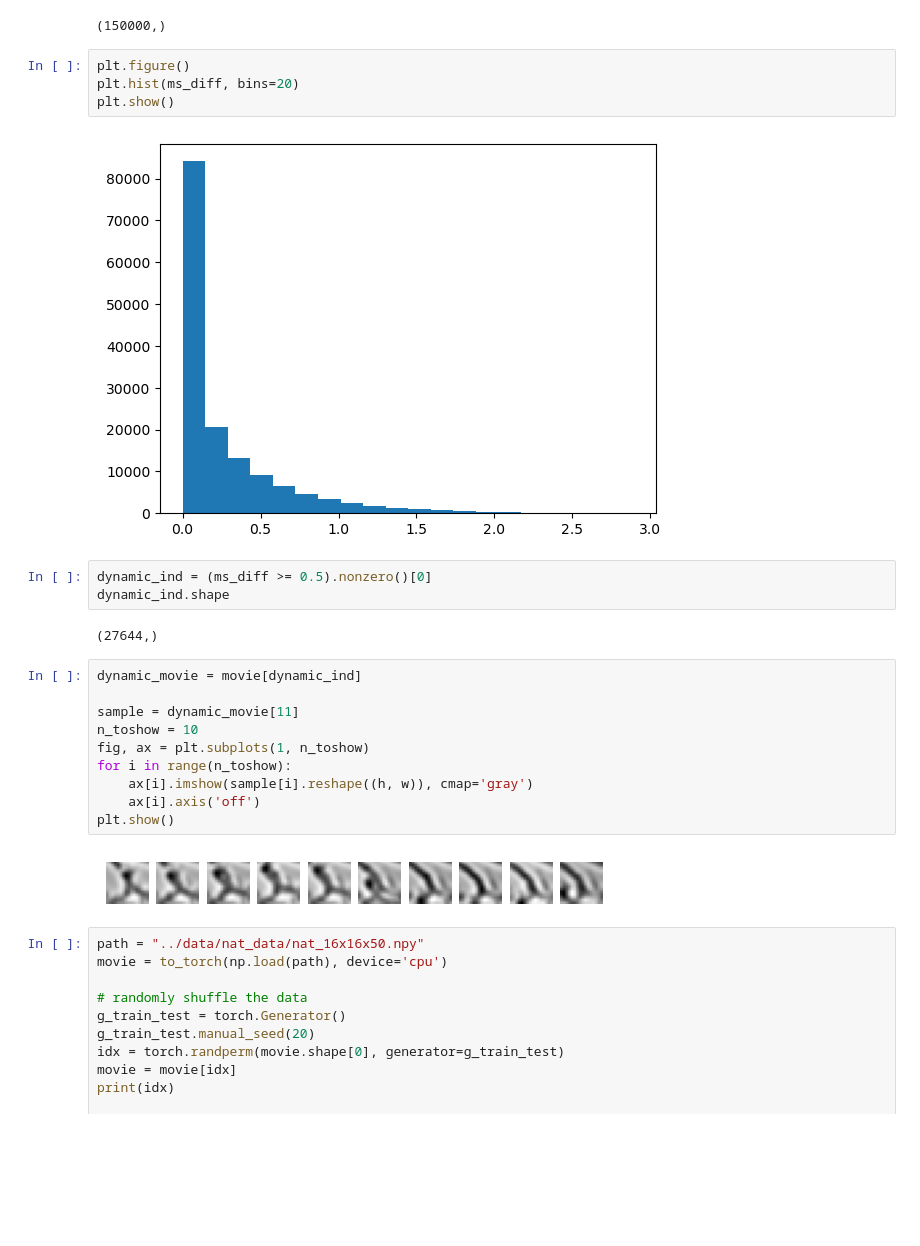
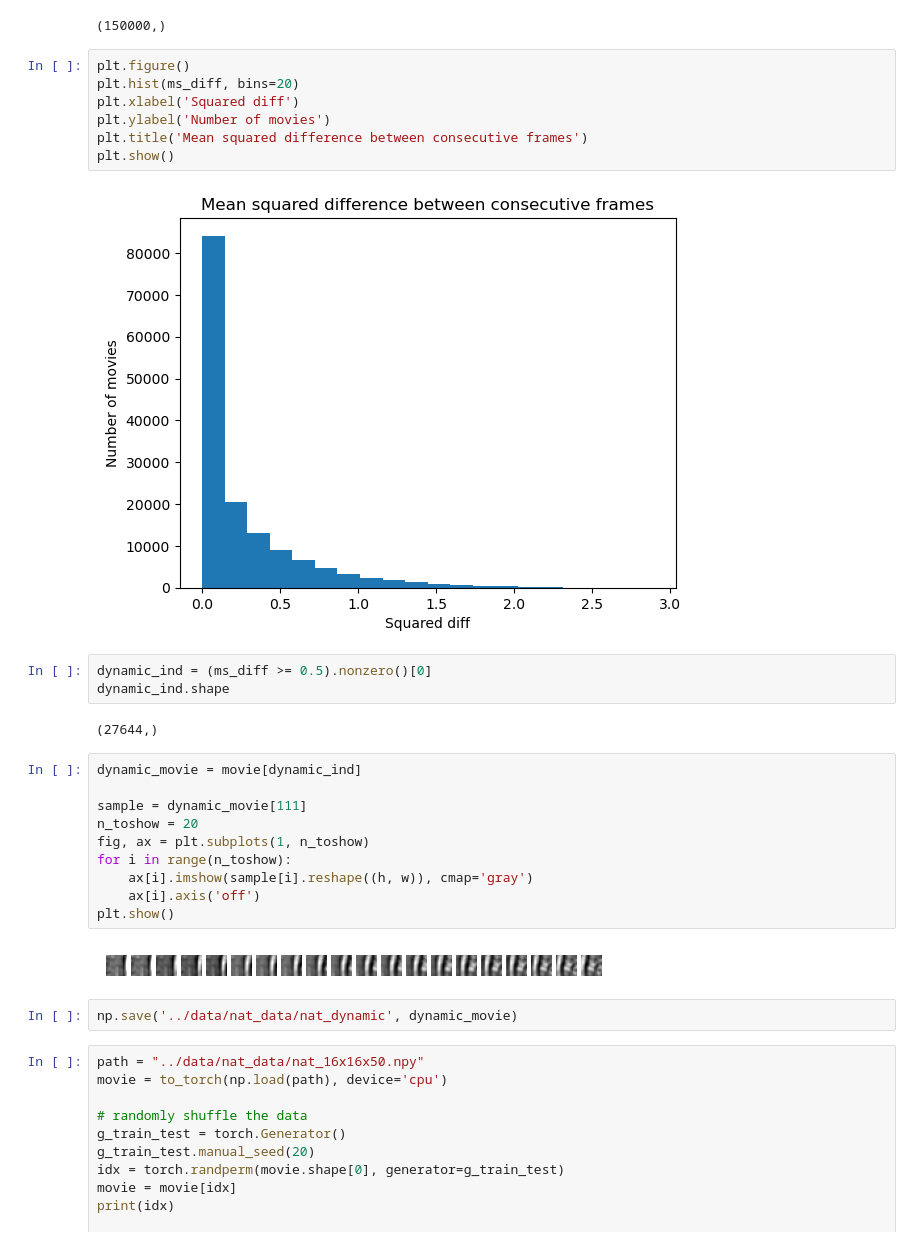
Before and after one commit to C16Mftang/temporal-predictive-coding, a Jupyter notebook: scripts/strf.ipynb, the cells around one changed output. Drawn from its saved outputs; the diff is of its cells as text; blank space fills up the shorter version.

```diff
--- a/scripts/strf.ipynb
+++ b/scripts/strf.ipynb
@@ -136,9 +199,12 @@ ms_diff.shape
 # %%
 plt.figure()
 plt.hist(ms_diff, bins=20)
+plt.xlabel('Squared diff')
+plt.ylabel('Number of movies')
+plt.title('Mean squared difference between consecutive frames')
 plt.show()
 # %% [output]
-[figure, old version]
+[figure, new version]
 # %%
 dynamic_ind = (ms_diff >= 0.5).nonzero()[0]
 dynamic_ind.shape
@@ -147,15 +213,17 @@ dynamic_ind.shape
 # %%
 dynamic_movie = movie[dynamic_ind]
 
-sample = dynamic_movie[11]
-n_toshow = 10
+sample = dynamic_movie[111]
+n_toshow = 20
 fig, ax = plt.subplots(1, n_toshow)
 for i in range(n_toshow):
     ax[i].imshow(sample[i].reshape((h, w)), cmap='gray')
     ax[i].axis('off')
 plt.show()
 # %% [output]
-[figure, old version]
+[figure, new version]
+# %%
+np.save('../data/nat_data/nat_dynamic', dynamic_movie)
 # %%
 path = "../data/nat_data/nat_16x16x50.npy"
 movie = to_torch(np.load(path), device='cpu')
```
Also changed, not shown: parts of 4 cells of this notebook, 2 other files.
